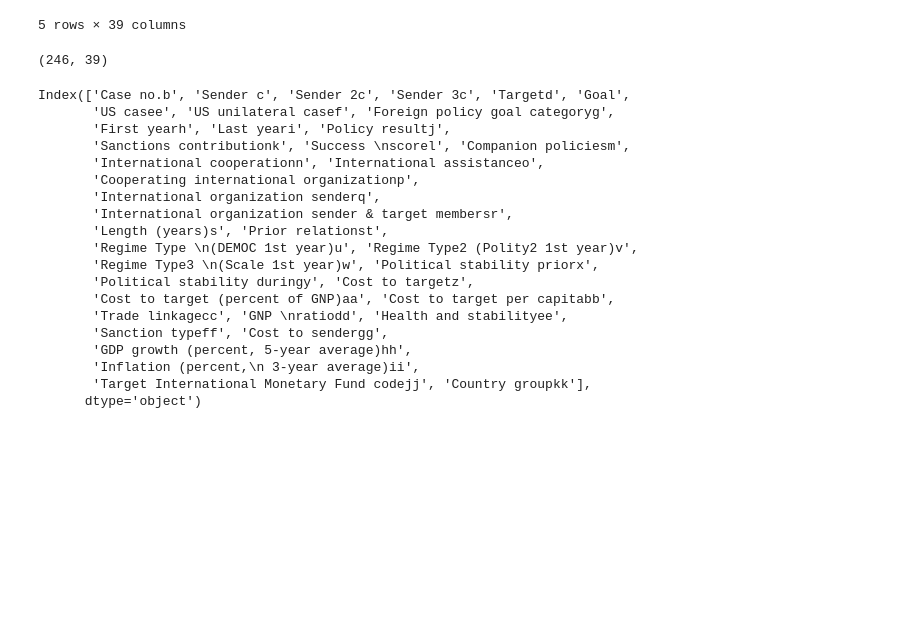
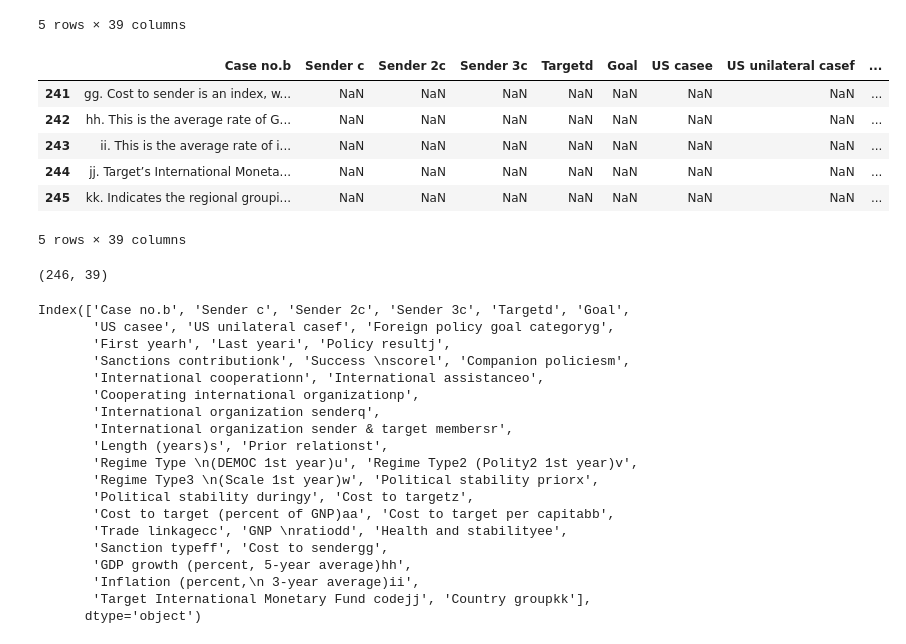
Before and after one commit to cedricsoares/economic_sanction_model, a Jupyter notebook: Sanction_eco.ipynb, the cells around one changed output. Saved outputs shown, nothing was run; the diff lists cells and outputs as text; code cells hidden in the pictures; blank space fills up the shorter version.

```diff
--- a/Sanction_eco.ipynb
+++ b/Sanction_eco.ipynb
@@ -60,6 +25,16 @@ df.head()
 | 3 | 21-1 | LEAGUE OF NATIONS | NaN | NaN | YUGOSLAVIA | Military disruption vs. Albania | 0.0 | 0.0 | ... |
 | 4 | 25-1 | LEAGUE OF NATIONS | NaN | NaN | GREECE | Withdraw from Bulgaria | 0.0 | 0.0 | ... |
 5 rows × 39 columns
+# %%
+df.tail()
+# %% [output]
+|  | Case no.b | Sender c | Sender 2c | Sender 3c | Targetd | Goal | US casee | US unilateral casef | ... |
+| 241 | gg. Cost to sender is an index, w... | NaN | NaN | NaN | NaN | NaN | NaN | NaN | ... |
+| 242 | hh. This is the average rate of G... | NaN | NaN | NaN | NaN | NaN | NaN | NaN | ... |
+| 243 | ii. This is the average rate of i... | NaN | NaN | NaN | NaN | NaN | NaN | NaN | ... |
+| 244 | jj. Target’s International Moneta... | NaN | NaN | NaN | NaN | NaN | NaN | NaN | ... |
+| 245 | kk. Indicates the regional groupi... | NaN | NaN | NaN | NaN | NaN | NaN | NaN | ... |
+5 rows × 39 columns
 # %%
 df.shape
 # %% [output]
```
Also changed, not shown: parts of 47 cells of this notebook.
